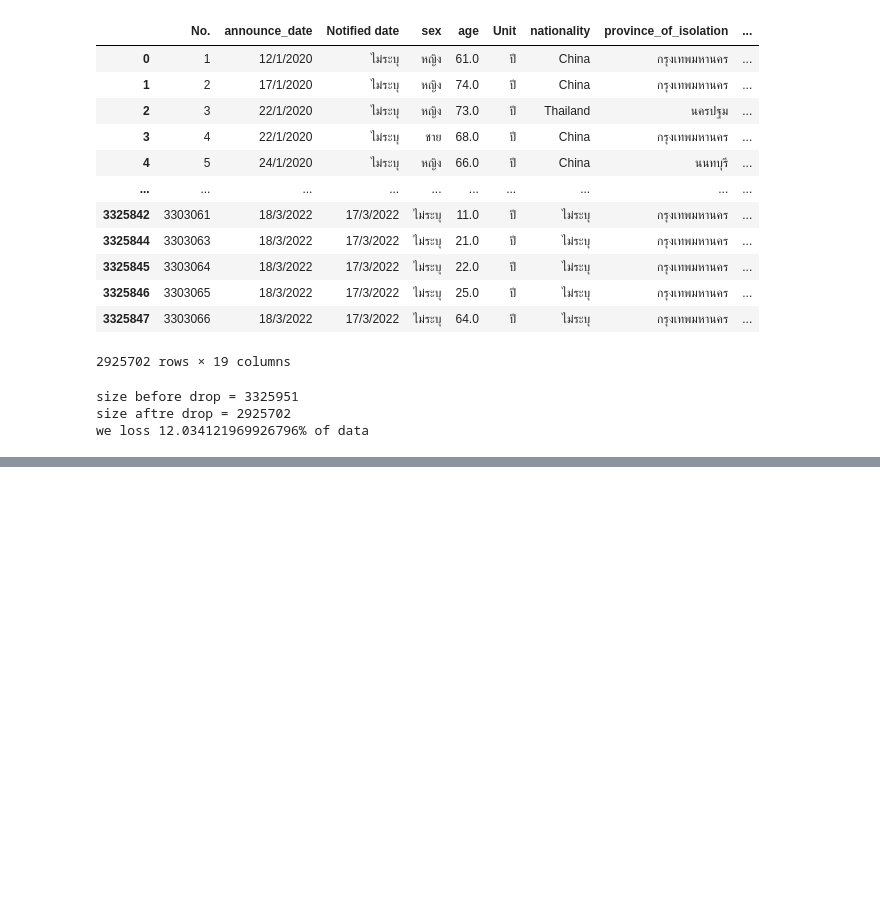
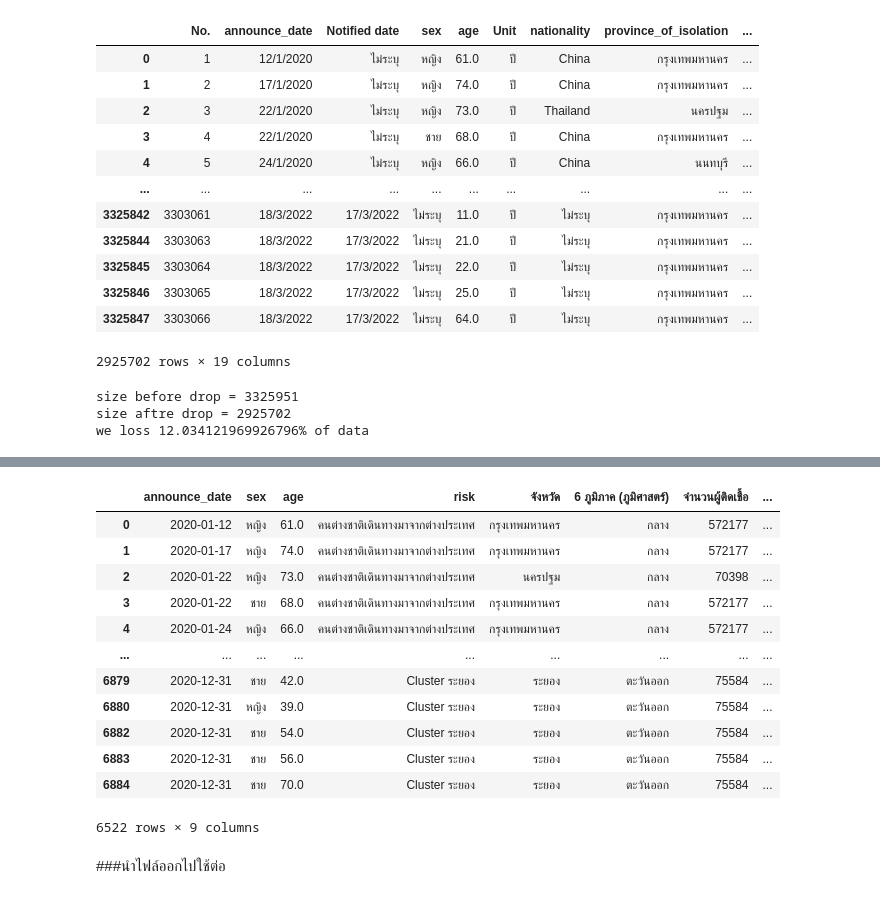
Before and after one commit to Kanyarat-S/data_viz_2020, a Jupyter notebook: Project_python.ipynb, the cells around one changed output, grey strips where cells are left out. Cells and saved outputs as stored; diff of their text form; code cells hidden in the pictures; blank space fills up the shorter version.

Commit message:
นำไฟล์ข้อมูลออกไปใช้แล้ว

```diff
--- a/Project_python.ipynb
+++ b/Project_python.ipynb
@@ -890,0 +913,19 @@ datafinal
+# %%
+data_2020 = databeforeuse[(databeforeuse['announce_date'] >= '2020-01-1') & (databeforeuse['announce_date'] <= '2020-12-31')]
+data_2020
+# %% [output]
+|  | announce_date | sex | age | risk | จังหวัด | 6 ภูมิภาค (ภูมิศาสตร์) | จำนวนผู้ติดเชื้อ | ... |
+| 0 | 2020-01-12 | หญิง | 61.0 | คนต่างชาติเดินทางมาจากต่างประเทศ | กรุงเทพมหานคร | กลาง | 572177 | ... |
+| 1 | 2020-01-17 | หญิง | 74.0 | คนต่างชาติเดินทางมาจากต่างประเทศ | กรุงเทพมหานคร | กลาง | 572177 | ... |
+| 2 | 2020-01-22 | หญิง | 73.0 | คนต่างชาติเดินทางมาจากต่างประเทศ | นครปฐม | กลาง | 70398 | ... |
+| 3 | 2020-01-22 | ชาย | 68.0 | คนต่างชาติเดินทางมาจากต่างประเทศ | กรุงเทพมหานคร | กลาง | 572177 | ... |
+| 4 | 2020-01-24 | หญิง | 66.0 | คนต่างชาติเดินทางมาจากต่างประเทศ | กรุงเทพมหานคร | กลาง | 572177 | ... |
+| ... | ... | ... | ... | ... | ... | ... | ... | ... |
+| 6879 | 2020-12-31 | ชาย | 42.0 | Cluster ระยอง | ระยอง | ตะวันออก | 75584 | ... |
+| 6880 | 2020-12-31 | หญิง | 39.0 | Cluster ระยอง | ระยอง | ตะวันออก | 75584 | ... |
+| 6882 | 2020-12-31 | ชาย | 54.0 | Cluster ระยอง | ระยอง | ตะวันออก | 75584 | ... |
+| 6883 | 2020-12-31 | ชาย | 56.0 | Cluster ระยอง | ระยอง | ตะวันออก | 75584 | ... |
+| 6884 | 2020-12-31 | ชาย | 70.0 | Cluster ระยอง | ระยอง | ตะวันออก | 75584 | ... |
+6522 rows × 9 columns
+# %% [markdown]
+###นำไฟล์ออกไปใช้ต่อ
```
Also changed, not shown: parts of 7 cells of this notebook.
